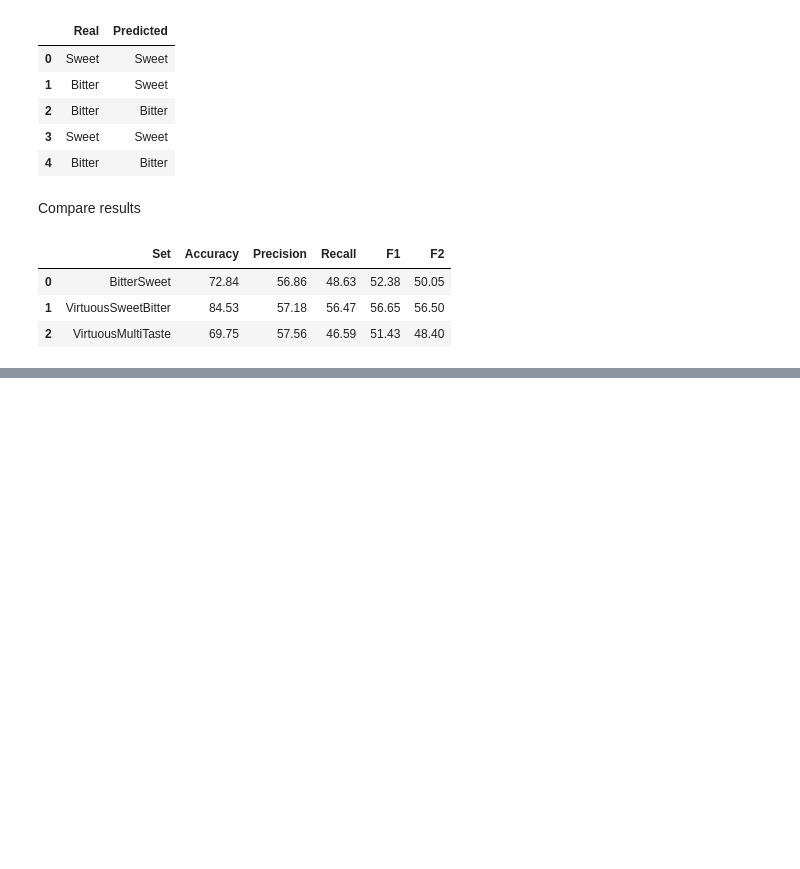
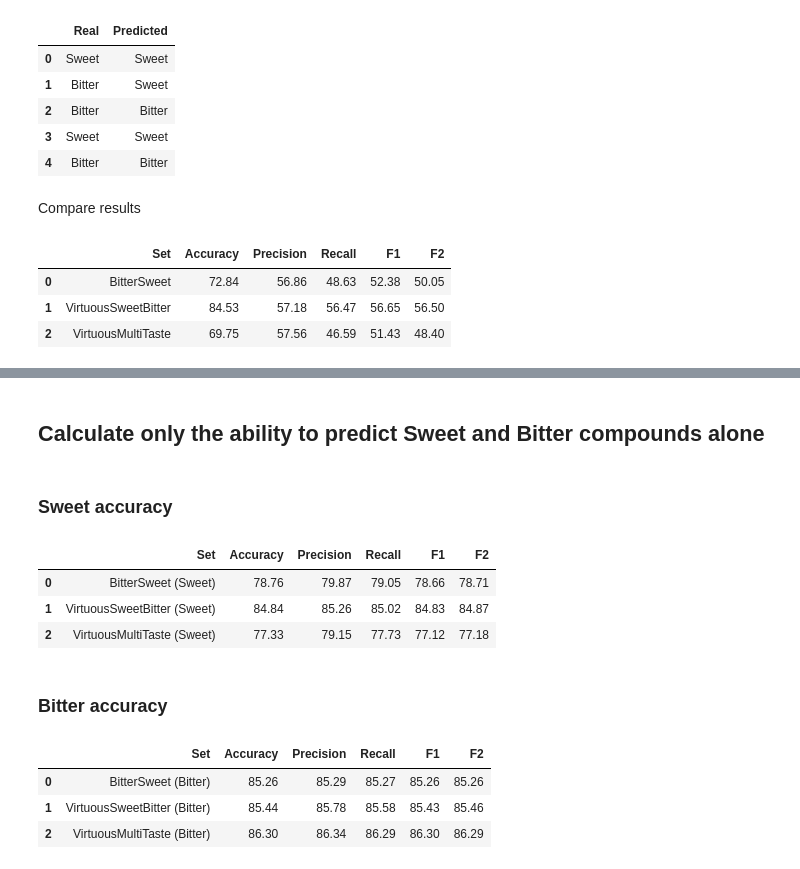
Before and after one commit to lorenzopallante/VirtuousMultiTaste, a Jupyter notebook: notebook/PerformanceComparison.ipynb, the cells around one changed output, grey strips where cells are left out. Cells and saved outputs as stored; diff of their text form; code cells hidden in the pictures; blank space fills up the shorter version.

```diff
--- a/notebook/PerformanceComparison.ipynb
+++ b/notebook/PerformanceComparison.ipynb
@@ -215,0 +261,34 @@ test_performance.head()
+# %% [markdown]
+## Calculate only the ability to predict Sweet and Bitter compounds alone
+# %% [markdown]
+### Sweet accuracy
+# %%
+# binarize the database for sweet and bitter
+BitterSweet_df3 = pd.DataFrame()
+BitterSweet_df3["Real"] = np.where(BitterSweet_df["Real"] == "Bitter", "non-Sweet", "Sweet")
+BitterSweet_df3["Predicted"] = np.where(BitterSweet_df["Predicted"] == "Bitter", "non-Sweet", np.where(BitterSweet_df["Predicted"] == "Other", "non-Sweet", "Sweet"))
+
+VirtuousMultiTaste_df3 = pd.DataFrame()
+VirtuousMultiTaste_df3["Real"] = np.where(VirtuousMultiTaste_df["Real"] == "Bitter", "non-Sweet", "Sweet")
+VirtuousMultiTaste_df3["Predicted"] = np.where(VirtuousMultiTaste_df["Predicted"] == "Bitter", "non-Sweet", np.where(VirtuousMultiTaste_df["Predicted"] == "Other", "non-Sweet", "Sweet"))
+
+VirtuousSweetBitter_df3 = pd.DataFrame()
+VirtuousSweetBitter_df3["Real"] = np.where(VirtuousSweetBitter_df["Real"] == "Bitter", "non-Sweet", "Sweet")
+VirtuousSweetBitter_df3["Predicted"] = np.where(VirtuousSweetBitter_df["Predicted"] == "Bitter", "non-Sweet", np.where(VirtuousSweetBitter_df["Predicted"] == "Other", "non-Sweet", "Sweet"))
+# %%
+# calculate perfroamnce for sweet
+test_performance_3 = pd.DataFrame()
+test_performance_3 ['Set'] = ['BitterSweet (Sweet)', 'VirtuousSweetBitter (Sweet)', 'VirtuousMultiTaste (Sweet)']
+test_performance_3 ['Accuracy'] = [accuracy_score(BitterSweet_df3["Real"], BitterSweet_df3["Predicted"]).round(4)*100, accuracy_score(VirtuousSweetBitter_df3["Real"], VirtuousSweetBitter_df3["Predicted"]).round(4)*100, accuracy_score(VirtuousMultiTaste_df3["Real"], VirtuousMultiTaste_df3["Predicted"]).round(4)*100]
+test_performance_3 ['Precision'] = [precision_score(BitterSweet_df3["Real"], BitterSweet_df3["Predicted"], average='macro').round(4)*100, precision_score(VirtuousSweetBitter_df3["Real"], VirtuousSweetBitter_df3["Predicted"], average='macro').round(4)*100, precision_score(VirtuousMultiTaste_df3["Real"], VirtuousMultiTaste_df3["Predicted"], average='macro').round(4)*100]
+test_performance_3 ['Recall'] = [recall_score(BitterSweet_df3["Real"], BitterSweet_df3["Predicted"], average='macro').round(4)*100, recall_score(VirtuousSweetBitter_df3["Real"], VirtuousSweetBitter_df3["Predicted"], average='macro').round(4)*100, recall_score(VirtuousMultiTaste_df3["Real"], VirtuousMultiTaste_df3["Predicted"], average='macro').round(4)*100]
+test_performance_3 ['F1'] = [f1_score(BitterSweet_df3["Real"], BitterSweet_df3["Predicted"], average='macro').round(4)*100, f1_score(VirtuousSweetBitter_df3["Real"], VirtuousSweetBitter_df3["Predicted"], average='macro').round(4)*100, f1_score(VirtuousMultiTaste_df3["Real"], VirtuousMultiTaste_df3["Predicted"], average='macro').round(4)*100]
+test_performance_3 ['F2'] = [fbeta_score(BitterSweet_df3["Real"], BitterSweet_df3["Predicted"], average='macro', beta=2).round(4)*100, fbeta_score(VirtuousSweetBitter_df3["Real"], VirtuousSweetBitter_df3["Predicted"], average='macro', beta=2).round(4)*100, fbeta_score(VirtuousMultiTaste_df3["Real"], VirtuousMultiTaste_df3["Predicted"], average='macro', beta=2).round(4)*100]
+test_performance_3
+# %% [output]
+|  | Set | Accuracy | Precision | Recall | F1 | F2 |
+| 0 | BitterSweet (Sweet) | 78.76 | 79.87 | 79.05 | 78.66 | 78.71 |
+| 1 | VirtuousSweetBitter (Sweet) | 84.84 | 85.26 | 85.02 | 84.83 | 84.87 |
+| 2 | VirtuousMultiTaste (Sweet) | 77.33 | 79.15 | 77.73 | 77.12 | 77.18 |
+# %% [markdown]
+### Bitter accuracy
@@ -215,0 +308,15 @@ test_performance.head()
+# %%
+# calculate perfroamnce for bitter
+test_performance_4 = pd.DataFrame()
+test_performance_4 ['Set'] = ['BitterSweet (Bitter)', 'VirtuousSweetBitter (Bitter)', 'VirtuousMultiTaste (Bitter)']
+test_performance_4 ['Accuracy'] = [accuracy_score(BitterSweet_df4["Real"], BitterSweet_df4["Predicted"]).round(4)*100, accuracy_score(VirtuousSweetBitter_df4["Real"], VirtuousSweetBitter_df4["Predicted"]).round(4)*100, accuracy_score(VirtuousMultiTaste_df4["Real"], VirtuousMultiTaste_df4["Predicted"]).round(4)*100]
+test_performance_4 ['Precision'] = [precision_score(BitterSweet_df4["Real"], BitterSweet_df4["Predicted"], average='macro').round(4)*100, precision_score(VirtuousSweetBitter_df4["Real"], VirtuousSweetBitter_df4["Predicted"], average='macro').round(4)*100, precision_score(VirtuousMultiTaste_df4["Real"], VirtuousMultiTaste_df4["Predicted"], average='macro').round(4)*100]
+test_performance_4 ['Recall'] = [recall_score(BitterSweet_df4["Real"], BitterSweet_df4["Predicted"], average='macro').round(4)*100, recall_score(VirtuousSweetBitter_df4["Real"], VirtuousSweetBitter_df4["Predicted"], average='macro').round(4)*100, recall_score(VirtuousMultiTaste_df4["Real"], VirtuousMultiTaste_df4["Predicted"], average='macro').round(4)*100]
+test_performance_4 ['F1'] = [f1_score(BitterSweet_df4["Real"], BitterSweet_df4["Predicted"], average='macro').round(4)*100, f1_score(VirtuousSweetBitter_df4["Real"], VirtuousSweetBitter_df4["Predicted"], average='macro').round(4)*100, f1_score(VirtuousMultiTaste_df4["Real"], VirtuousMultiTaste_df4["Predicted"], average='macro').round(4)*100]
+test_performance_4 ['F2'] = [fbeta_score(BitterSweet_df4["Real"], BitterSweet_df4["Predicted"], average='macro', beta=2).round(4)*100, fbeta_score(VirtuousSweetBitter_df4["Real"], VirtuousSweetBitter_df4["Predicted"], average='macro', beta=2).round(4)*100, fbeta_score(VirtuousMultiTaste_df4["Real"], VirtuousMultiTaste_df4["Predicted"], average='macro', beta=2).round(4)*100]
+test_performance_4
+# %% [output]
+|  | Set | Accuracy | Precision | Recall | F1 | F2 |
+| 0 | BitterSweet (Bitter) | 85.26 | 85.29 | 85.27 | 85.26 | 85.26 |
+| 1 | VirtuousSweetBitter (Bitter) | 85.44 | 85.78 | 85.58 | 85.43 | 85.46 |
+| 2 | VirtuousMultiTaste (Bitter) | 86.30 | 86.34 | 86.29 | 86.30 | 86.29 |
```
Also changed, not shown: parts of 6 cells of this notebook.
